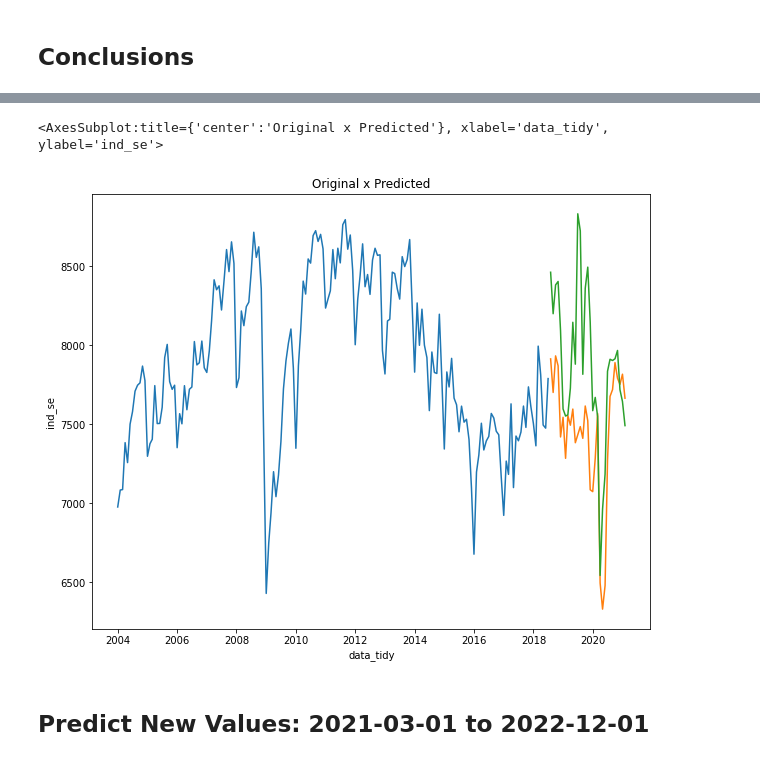
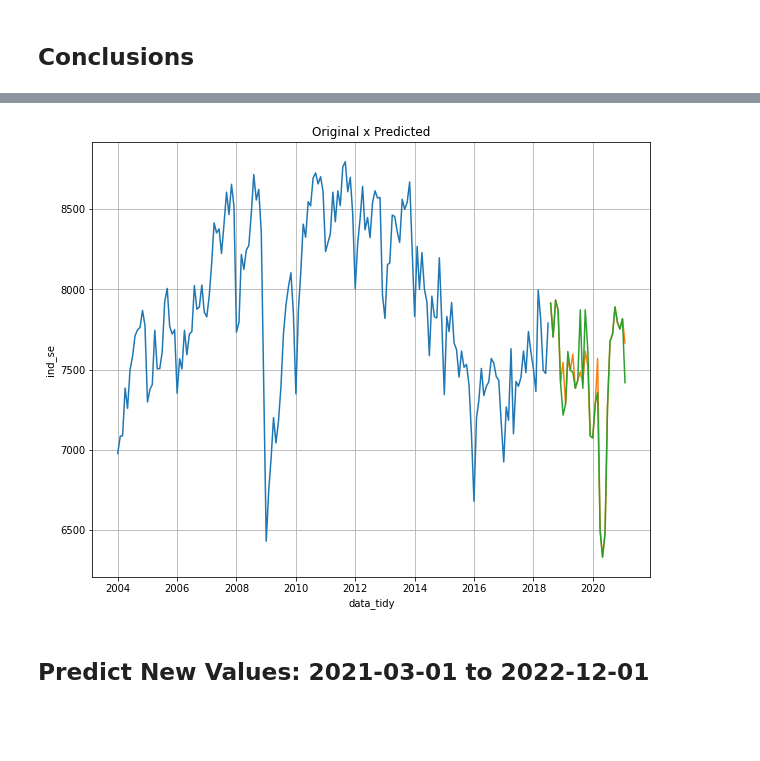
Before and after one commit to Gabrieleas10/4intelligence_case, a Jupyter notebook: scripts/4intelligence_case_Q2.ipynb, the cells around one changed output, grey strips where cells are left out. Cells and saved outputs as stored; diff of their text form; code cells hidden in the pictures; blank space fills up the shorter version.

```diff
--- a/scripts/4intelligence_case_Q2.ipynb
+++ b/scripts/4intelligence_case_Q2.ipynb
@@ -550,9 +653,16 @@ label = df_test[['ind_se']]
 # %%
 # scalling features
 
-scaler = StandardScaler()
-features = scaler.fit_transform(test_features)
+features = scaler.transform(test_features)
 # %%
 # predictions using XGBoost
 
 predictions = model4.predict(features)
+# %%
+# plot real and predict values of XGBoost model
+
+rcParams['figure.figsize'] = 10, 8
+sns.lineplot(x= df_test['data_tidy'] , y= df_test['ind_se'], label='Real').set_title('Original x Predicted')
+sns.lineplot(x= df_test['data_tidy'] , y= predictions, label='Predict')
+plt.legend()
+plt.grid()
@@ -559,14 +671,14 @@ predictions = model4.predict(features)
 # %%
-# plot real and predict values of XGBoost model
+# plot real and predict values of XGBoost model (all period)
 
 rcParams['figure.figsize'] = 10, 8
 sns.lineplot(x= df_train['data_tidy'] , y= df_train['ind_se'])
-sns.lineplot(x= df_test['data_tidy'] , y= df_test['ind_se']).set_title('Original x Predicted')
-sns.lineplot(x= df_test['data_tidy'] , y= predictions)
+sns.lineplot(x= df_test['data_tidy'] , y= df_test['ind_se'], label='Real').set_title('Original x Predicted')
+sns.lineplot(x= df_test['data_tidy'] , y= predictions ,label = 'Predict')
+plt.legend()
 plt.grid()
 # %% [output]
-<AxesSubplot:title={'center':'Original x Predicted'}, xlabel='data_tidy', ylabel='ind_se'>
-[figure, old version]
+[figure, new version]
 # %% [markdown]
 ## Predict New Values: 2021-03-01 to 2022-12-01
 # %%
```
Also changed, not shown: parts of 21 cells of this notebook, 2 other files.
